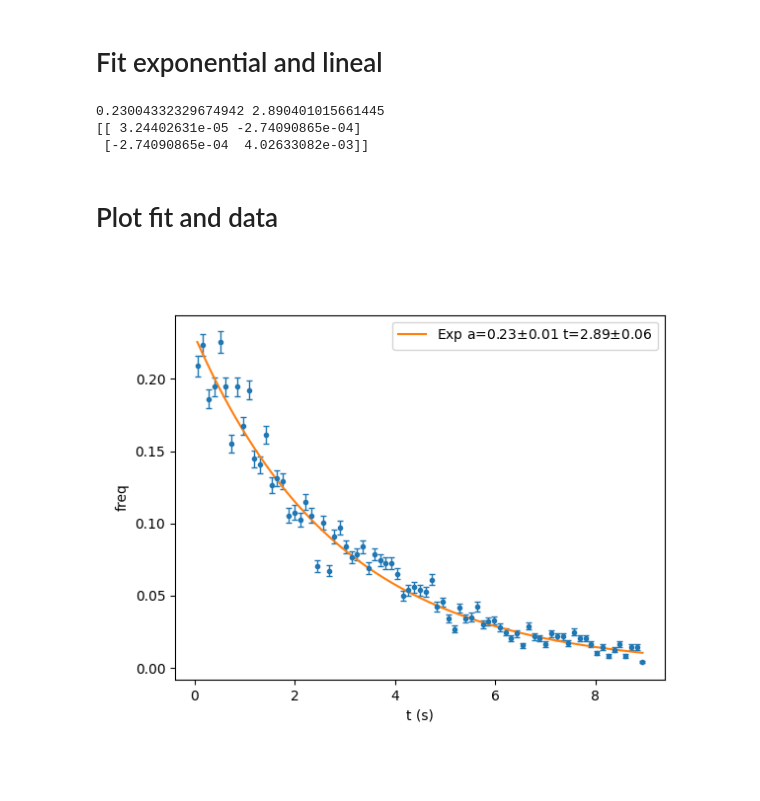
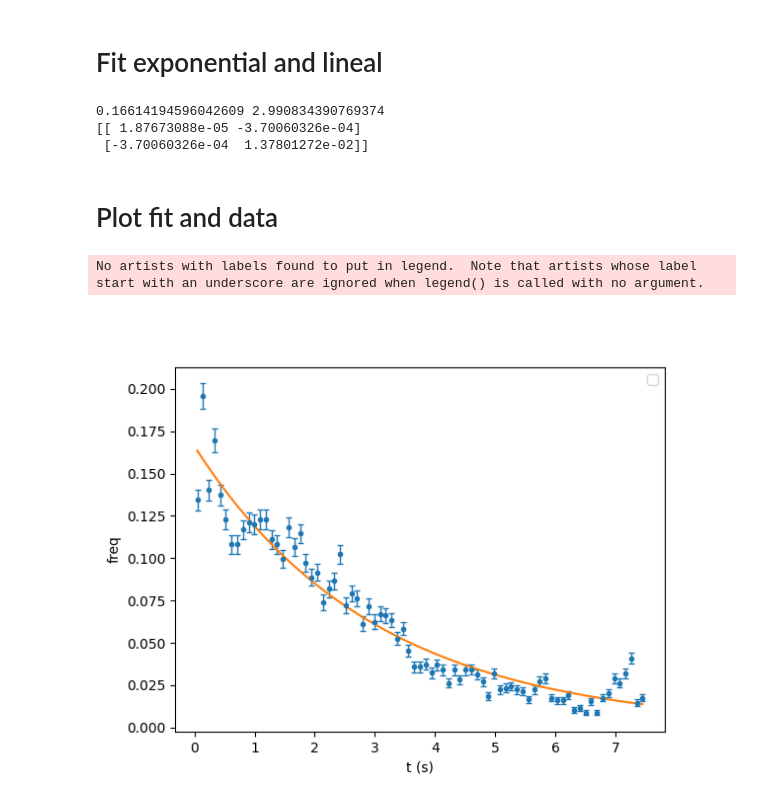
Before and after one commit to tdinapoli/horibaPTI-controller, a Jupyter notebook: calibration/rp_decay/analysis.ipynb, the cells around one changed output. Cells and saved outputs as stored; diff of their text form; code cells hidden in the pictures; blank space fills up the shorter version.

```diff
--- a/calibration/rp_decay/analysis.ipynb
+++ b/calibration/rp_decay/analysis.ipynb
@@ -77,7 +75,9 @@ counts = count_peaks_from_paths(times_paths, screens_windows_path)
 def get_measurement_intervals(common_path):
     times_path = glob.glob(f"{common_path}times*")
     times_path = [f"{common_path}times_w{i}.npy" for i in range(len(times_path))]
-    times = [np.load(path) for path in times_path]
+    times = np.array([np.load(path) for path in times_path])
+    final_times = [t[0] for t in times]
+    times = times[np.argsort(final_times)]
     mes_intervals = []
     for time in times:
         mes_intervals.append((time[0], time[-1]))
@@ -118,22 +118,19 @@ def normalized_histogram(counts, bins, mes_intervals, overlap):
         t_left = t_right
     return freq
 
-
 intervals = get_measurement_intervals(common_path)
 
 tf = intervals[-1][1]
-overlap = 0.3
+overlap = 0.7
 ts = np.linspace(0, tf, 1000)
 factors = calc_normalization_factor(ts, intervals, overlap)
 plt.close('all')
 plt.plot(ts, factors)
-#[plt.axvline(interval[0], linestyle="dashed", color=f"C{i}") for i, interval in enumerate(intervals)]
-#[plt.axvline(interval[1], linestyle="dotted", color=f"C{i}") for i, interval in enumerate(intervals)]
 [plt.axvspan(interval[0], interval[1], alpha=0.2, color=f"C{i}") for i, interval in enumerate(intervals)]
 plt.show()
 
-print(tf)
 bins = np.linspace(0, tf, 80)
 freq = normalized_histogram(counts, bins, intervals, overlap)
 error = np.sqrt(freq)/np.sqrt(len(counts))
+print(len(counts))
 # %% [output]
@@ -160,26 +157,39 @@ plt.show()
 def expon(x, a, t):
     return a*np.exp(-x/t)
 
-p0 = [1.0, 4.0]
-popt, pcov = curve_fit(expon, bin_centres, freq, p0, sigma=error)
+def expon2(x, t):
+    return np.exp(-x/t)/t
+
+#p0 = [3.0]
+#popt, pcov = curve_fit(expon, bin_centres, freq, p0)#, sigma=error,
+#                        #absolute_sigma=True)
+#t = popt
+#terr = np.sqrt(np.diag(pcov))
+#print(t)
+#print(pcov)
+
+p0 = [0.2, 3.0]
+popt, pcov = curve_fit(expon, bin_centres, freq, p0)#, sigma=error,
+                        #absolute_sigma=True)
 a, t = popt
 aerr, terr = np.sqrt(np.diag(pcov))
 print(a,t)
 print(pcov)
 # %% [output]
-0.23004332329674942 2.890401015661445
-[[ 3.24402631e-05 -2.74090865e-04]
- [-2.74090865e-04  4.02633082e-03]]
+0.16614194596042609 2.990834390769374
+[[ 1.87673088e-05 -3.70060326e-04]
+ [-3.70060326e-04  1.37801272e-02]]
 # %% [markdown]
 # Plot fit and data
 # %%
 plt.close('all')
 plt.errorbar(bin_centres, freq, yerr=error,
              fmt='o', markersize=3, linewidth=1, capsize=2)
-plt.plot(bin_centres, expon(bin_centres, a,t ), label=f"Exp a={a:.2f}$\pm${aerr:.2f} t={t:.2f}$\pm${terr:.2f}")
+plt.plot(bin_centres, expon(bin_centres, a, t ))#, label=f"Exp a={t:.2f}$\pm${terr:.2f} t={t:.2f}$\pm${terr:.2f}")
 plt.legend()
 plt.xlabel("t (s)")
 plt.ylabel("freq")
 plt.show()
 # %% [output]
+No artists with labels found to put in legend.  Note that artists whose label start with an underscore are ignored when legend() is called with no argument.
-[figure, old version]
+[figure, new version]
```
Also changed, not shown: parts of 3 cells of this notebook.
